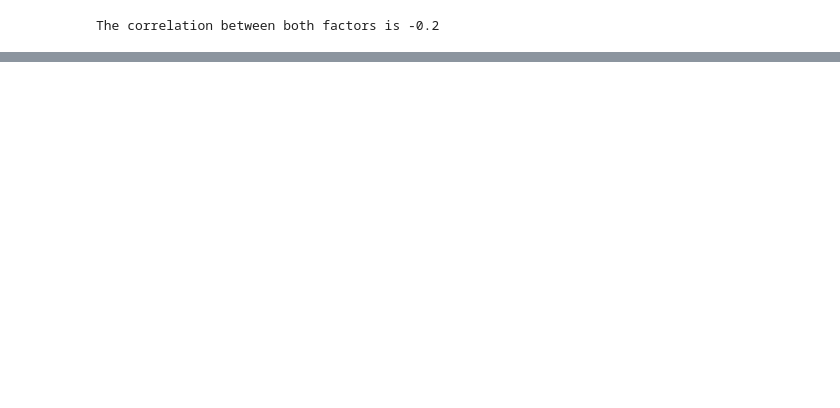
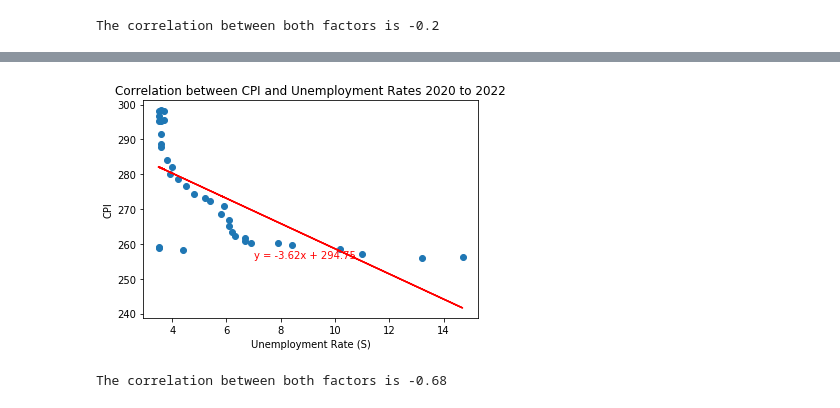
Before and after one commit to angelanarag/Project_1, a Jupyter notebook: code/Unemployment_Analysis_Angela.ipynb, the cells around one changed output, grey strips where cells are left out. Saved outputs shown, nothing was run; the diff lists cells and outputs as text; code cells hidden in the pictures; blank space fills up the shorter version.

```diff
--- a/code/Unemployment_Analysis_Angela.ipynb
+++ b/code/Unemployment_Analysis_Angela.ipynb
@@ -675,0 +673,4 @@ The correlation between both factors is -0.2
+# %%
+# Create a new DataFrame starting April 2020 to December 2023 to prove the negative correlation
+merged2020_2022_df = merged_df[(merged_df["Year"] == 2020)  | (merged_df["Year"] == 2021) | (merged_df["Year"] == 2022)]
+merged2020_2022_df.head()
@@ -675,0 +684,21 @@ The correlation between both factors is -0.2
+# %%
+x_val3 = merged2020_2022_df['Unemployment Rate (S)']
+y_val3 = merged2020_2022_df['CPI']
+(slope, intercept, rvalue, pvalue, stderr) = linregress(x_val3, y_val3)
+regress_values3 = x_val3 * slope + intercept
+line_eq3 = "y = " + str(round(slope,2)) + "x + " + str(round(intercept,2))
+plt.scatter(x_val3, y_val3)
+plt.plot(x_val3,regress_values3,"r-")
+plt.annotate(line_eq3,(7,y_val3.min()),fontsize=10,color="red")
+plt.title('Correlation between CPI and Unemployment Rates 2020 to 2022')
+plt.xlabel('Unemployment Rate (S)')
+plt.ylabel('CPI')
+plt.show()
+# %% [output]
+[figure, added]
+# %%
+# Compute the Pearson correlation coefficient between CPI and Unemployment 2020 to 2022
+correlation2 = st.pearsonr(merged2020_2022_df['Unemployment Rate (S)'],merged2020_2022_df['CPI'])
+print(f"The correlation between both factors is {round(correlation2[0],2)}")
+# %% [output]
+The correlation between both factors is -0.68
```
Also changed, not shown: parts of 7 cells of this notebook.
